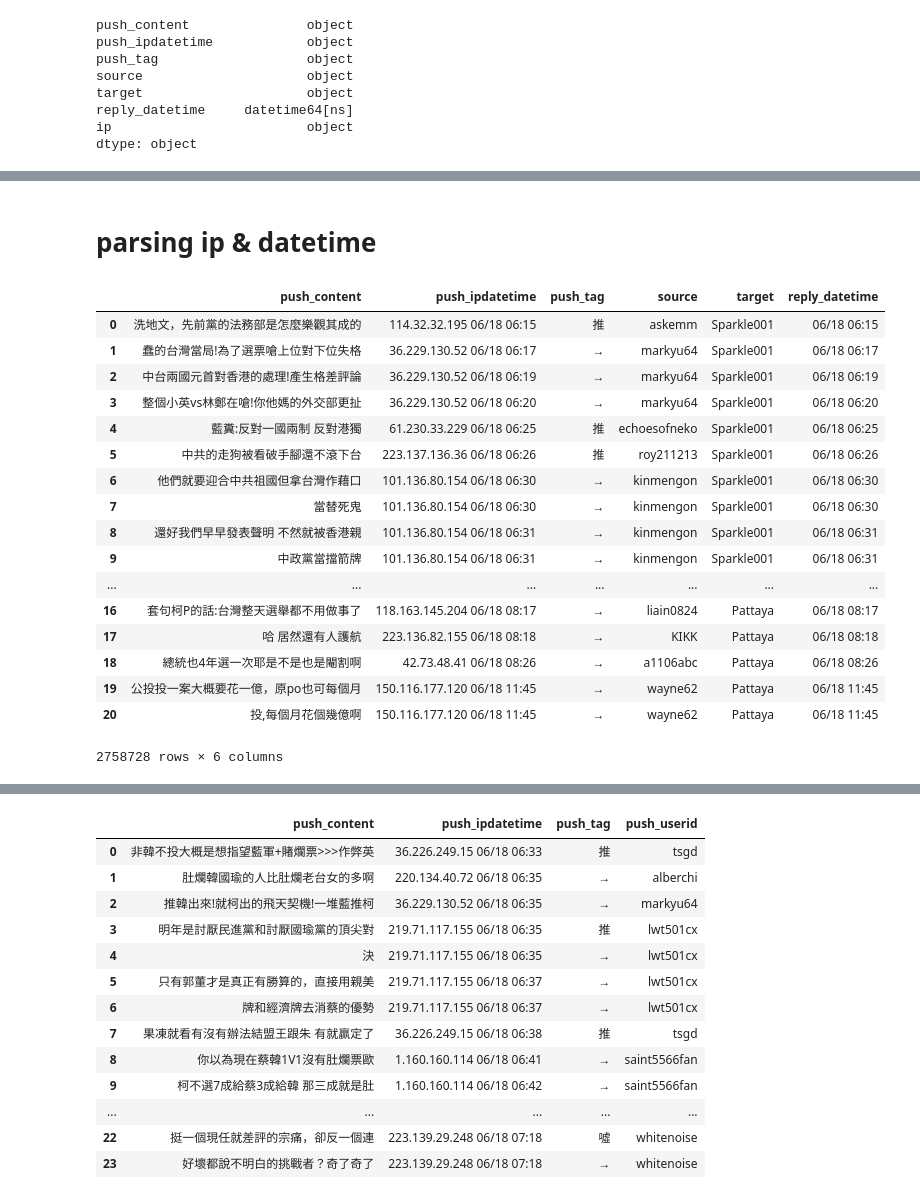
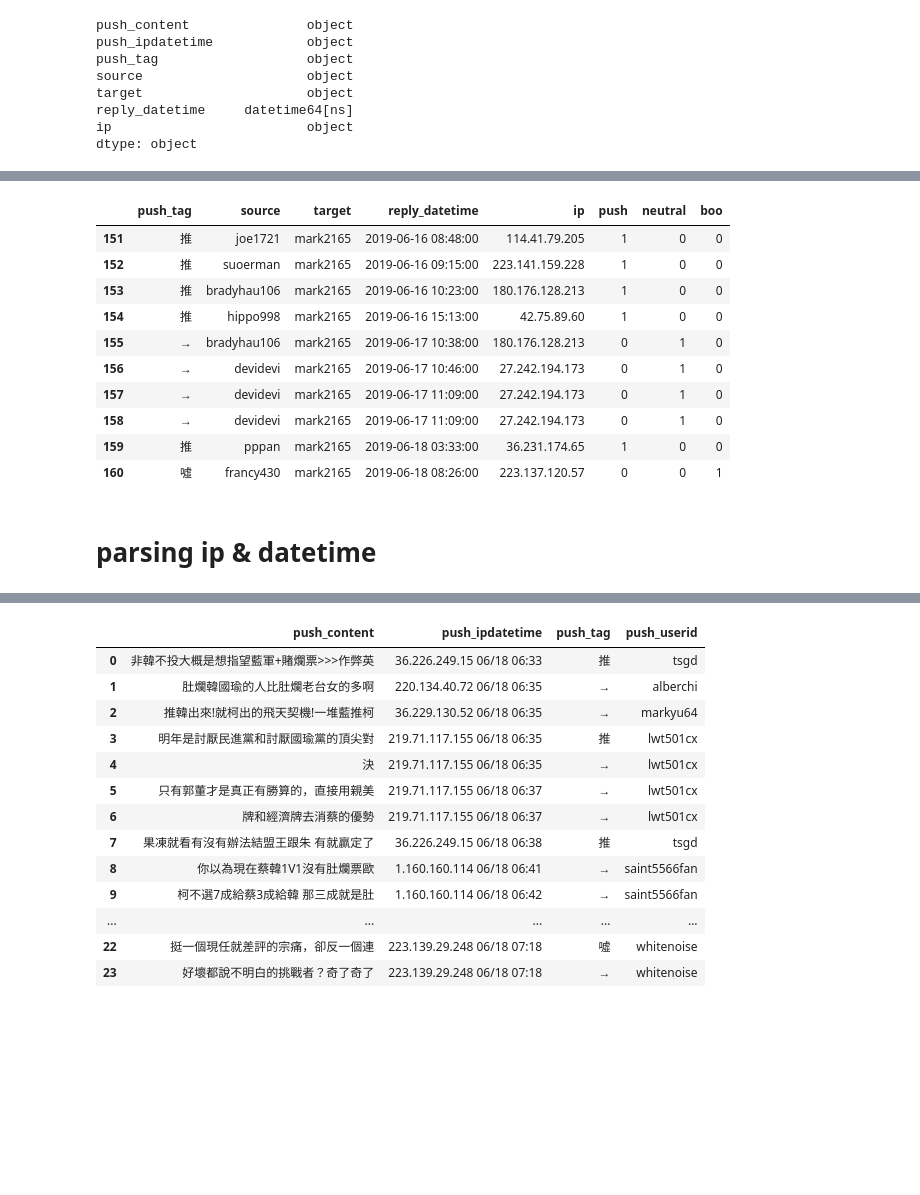
Before and after one commit to SiegfriedZhen/ptt-analysis, a Jupyter notebook: ptt_ana2.ipynb, the cells around one changed output, grey strips where cells are left out. Drawn from its saved outputs; the diff is of its cells as text; code cells hidden in the pictures; blank space fills up the shorter version.

```diff
--- a/ptt_ana2.ipynb
+++ b/ptt_ana2.ipynb
@@ -219,7 +273,7 @@ reply_df.head()
 reply_df.reply_datetime = pd.to_datetime(reply_df.reply_datetime, format='%Y/%m/%d %H:%M', errors='coerce')
 reply_df['ip'] = np.where(reply_df.push_ipdatetime.str.len() > 20, reply_df.push_ipdatetime.str[:-12], None)
 # %%
-reply_df['ip'] = np.where(reply_df.ipstr.len() > 20, reply_df.str[:-12], None)
+#reply_df['ip'] = np.where(reply_df.ipstr.len() > 20, reply_df.str[:-12], None)
 # %%
 reply_df.dtypes
 # %% [output]
@@ -231,3 +285,12 @@ target                     object
 reply_datetime     datetime64[ns]
 ip                         object
 dtype: object
+# %%
+reply_df.drop(['push_content', 'push_ipdatetime'], axis=1, inplace=True)
+# %%
+reply_df['push'] = np.where(reply_df.push_tag == '推',1,0)
+reply_df['neutral'] = np.where(reply_df.push_tag == '→',1,0)
+reply_df['boo'] = np.where(reply_df.push_tag == '噓',1,0)
+#reply_df.loc[reply_df.push_tag == '推']['push'] = 1
+
+#['推', '→', '噓']
@@ -234,27 +308,21 @@ dtype: object
+# %%
+#recent reply
+reply_df[reply_df.target == 'mark2165'][-10:]
+# %% [output]
+|  | push_tag | source | target | reply_datetime | ip | push | neutral | boo |
+| 151 | 推 | joe1721 | mark2165 | 2019-06-16 08:48:00 | 114.41.79.205 | 1 | 0 | 0 |
+| 152 | 推 | suoerman | mark2165 | 2019-06-16 09:15:00 | 223.141.159.228 | 1 | 0 | 0 |
+| 153 | 推 | bradyhau106 | mark2165 | 2019-06-16 10:23:00 | 180.176.128.213 | 1 | 0 | 0 |
+| 154 | 推 | hippo998 | mark2165 | 2019-06-16 15:13:00 | 42.75.89.60 | 1 | 0 | 0 |
+| 155 | → | bradyhau106 | mark2165 | 2019-06-17 10:38:00 | 180.176.128.213 | 0 | 1 | 0 |
+| 156 | → | devidevi | mark2165 | 2019-06-17 10:46:00 | 27.242.194.173 | 0 | 1 | 0 |
+| 157 | → | devidevi | mark2165 | 2019-06-17 11:09:00 | 27.242.194.173 | 0 | 1 | 0 |
+| 158 | → | devidevi | mark2165 | 2019-06-17 11:09:00 | 27.242.194.173 | 0 | 1 | 0 |
+| 159 | 推 | pppan | mark2165 | 2019-06-18 03:33:00 | 36.231.174.65 | 1 | 0 | 0 |
+| 160 | 噓 | francy430 | mark2165 | 2019-06-18 08:26:00 | 223.137.120.57 | 0 | 0 | 1 |
 # %% [markdown]
 # parsing ip & datetime
 # %%
 #considering time interval in Gephi
 
 #reply_df.where()  [reply_df.push_ipdatetime.str.len() < 20]
-# %%
-reply_df
-# %% [output]
-|  | push_content | push_ipdatetime | push_tag | source | target | reply_datetime |
-| 0 | 洗地文，先前黨的法務部是怎麼樂觀其成的 | 114.32.32.195 06/18 06:15 | 推 | askemm | Sparkle001 | 06/18 06:15 |
-| 1 | 蠢的台灣當局!為了選票嗆上位對下位失格 | 36.229.130.52 06/18 06:17 | → | markyu64 | Sparkle001 | 06/18 06:17 |
-| 2 | 中台兩國元首對香港的處理!產生格差評論 | 36.229.130.52 06/18 06:19 | → | markyu64 | Sparkle001 | 06/18 06:19 |
-| 3 | 整個小英vs林鄭在嗆!你他媽的外交部更扯 | 36.229.130.52 06/18 06:20 | → | markyu64 | Sparkle001 | 06/18 06:20 |
-| 4 | 藍糞:反對一國兩制 反對港獨 | 61.230.33.229 06/18 06:25 | 推 | echoesofneko | Sparkle001 | 06/18 06:25 |
-| 5 | 中共的走狗被看破手腳還不滾下台 | 223.137.136.36 06/18 06:26 | 推 | roy211213 | Sparkle001 | 06/18 06:26 |
-| 6 | 他們就要迎合中共祖國但拿台灣作藉口 | 101.136.80.154 06/18 06:30 | → | kinmengon | Sparkle001 | 06/18 06:30 |
-| 7 | 當替死鬼 | 101.136.80.154 06/18 06:30 | → | kinmengon | Sparkle001 | 06/18 06:30 |
-| 8 | 還好我們早早發表聲明 不然就被香港親 | 101.136.80.154 06/18 06:31 | → | kinmengon | Sparkle001 | 06/18 06:31 |
-| 9 | 中政黨當擋箭牌 | 101.136.80.154 06/18 06:31 | → | kinmengon | Sparkle001 | 06/18 06:31 |
-| ... | ... | ... | ... | ... | ... | ... |
-| 16 | 套句柯P的話:台灣整天選舉都不用做事了 | 118.163.145.204 06/18 08:17 | → | liain0824 | Pattaya | 06/18 08:17 |
-| 17 | 哈 居然還有人護航 | 223.136.82.155 06/18 08:18 | → | KIKK | Pattaya | 06/18 08:18 |
-| 18 | 總統也4年選一次耶是不是也是閹割啊 | 42.73.48.41 06/18 08:26 | → | a1106abc | Pattaya | 06/18 08:26 |
-| 19 | 公投投一案大概要花一億，原po也可每個月 | 150.116.177.120 06/18 11:45 | → | wayne62 | Pattaya | 06/18 11:45 |
-| 20 | 投,每個月花個幾億啊 | 150.116.177.120 06/18 11:45 | → | wayne62 | Pattaya | 06/18 11:45 |
-2758728 rows × 6 columns
```
Also changed, not shown: parts of 24 cells of this notebook.
